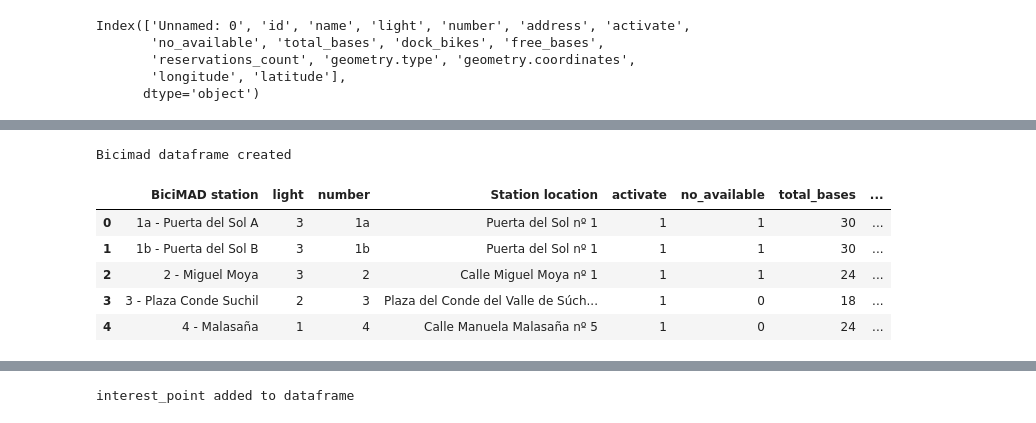
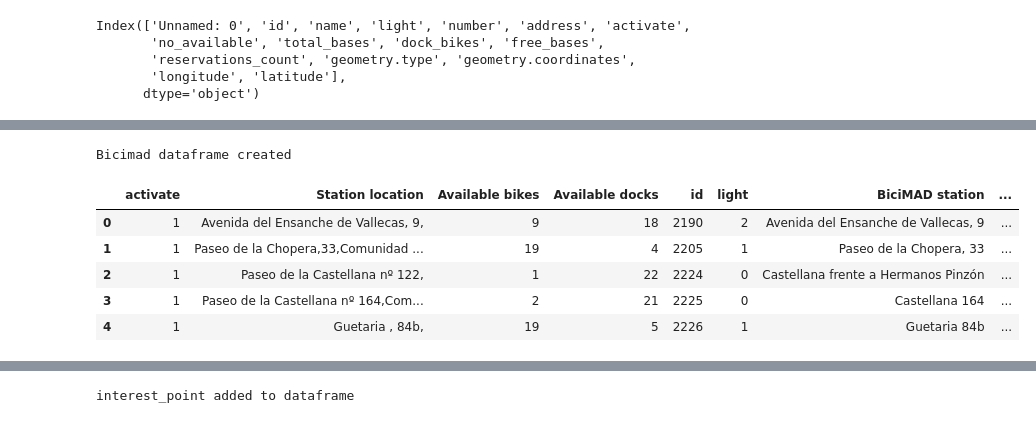
Before and after one commit to Rodrigo-Coloma/ih_datamadpt0923_project_m1, a Jupyter notebook: notebooks/dev_notebook_.ipynb, the cells around one changed output, grey strips where cells are left out. Cells and saved outputs as stored; diff of their text form; code cells hidden in the pictures.

```diff
--- a/notebooks/dev_notebook_.ipynb
+++ b/notebooks/dev_notebook_.ipynb
@@ -114,7 +114,7 @@ Index(['Unnamed: 0', 'id', 'name', 'light', 'number', 'address', 'activate',
        'longitude', 'latitude'],
       dtype='object')
 # %%
-def bicimad(path):
+def bicimad2(path):
     df = pd.read_csv(path, sep='\t')
     df = df.reset_index(drop=True).loc[:,'name':]
     df.columns = ['BiciMAD station', 'light', 'number', 'Station location', 'activate','no_available', 'total_bases', 'Available bikes', 'Available docks', 'reservations_count', 'geometry.type', 'geometry.coordinates']
@@ -124,11 +135,27 @@ def bicimad(path):
+# %%
+def bicimad():
+    login_url = 'https://openapi.emtmadrid.es/v1/mobilitylabs/user/login/'
+    login_headers = {'email': emt_email, 'password': emt_password}
+    login_response = requests.get(login_url,headers=login_headers)
+    token = login_response.json()['data'][0]['accessToken']
+    bicimad_headers = {'accessToken': token}
+    bicimad_url = 'https://openapi.emtmadrid.es/v1/transport/bicimad/stations/'
+    bicimad_response = requests.get(bicimad_url, headers=bicimad_headers)
+    df = pd.json_normalize(bicimad_response.json()['data'])
+    df.columns = ['activate', 'Station location', 'Available bikes', 'Available docks', 'id', 'light','BiciMAD station', 'no_available', 'number', 'reservations_count', 'total_bases', 'virtualDelete', 'geofenced_capacity', 'geometry.type', 'geometry.coordinates']
+    df['longitude'] = df['geometry.coordinates'].apply(lambda x: x[0]).astype('float64')
+    df['latitude'] = df['geometry.coordinates'].apply(lambda x: x[1]).astype('float64')
+    df['BiciMAD station'] = [station.split('- ')[-1] for station in df['BiciMAD station']]
+    print('Bicimad dataframe created')
+    return df
 # %%
-bicimad_df = bicimad('../data/origin/bicimad_stations.csv')
+bicimad_df = bicimad()
 bicimad_df.head()
 # %% [output]
 Bicimad dataframe created
-|  | BiciMAD station | light | number | Station location | activate | no_available | total_bases | ... |
-| 0 | 1a - Puerta del Sol A | 3 | 1a | Puerta del Sol nº 1 | 1 | 1 | 30 | ... |
-| 1 | 1b - Puerta del Sol B | 3 | 1b | Puerta del Sol nº 1 | 1 | 1 | 30 | ... |
-| 2 | 2 - Miguel Moya | 3 | 2 | Calle Miguel Moya nº 1 | 1 | 1 | 24 | ... |
-| 3 | 3 - Plaza Conde Suchil | 2 | 3 | Plaza del Conde del Valle de Súch... | 1 | 0 | 18 | ... |
-| 4 | 4 - Malasaña | 1 | 4 | Calle Manuela Malasaña nº 5 | 1 | 0 | 24 | ... |
+|  | activate | Station location | Available bikes | Available docks | id | light | BiciMAD station | ... |
+| 0 | 1 | Avenida del Ensanche de Vallecas, 9, | 9 | 18 | 2190 | 2 | Avenida del Ensanche de Vallecas, 9 | ... |
+| 1 | 1 | Paseo de la Chopera,33,Comunidad ... | 19 | 4 | 2205 | 1 | Paseo de la Chopera, 33 | ... |
+| 2 | 1 | Paseo de la Castellana nº 122, | 1 | 22 | 2224 | 0 | Castellana frente a Hermanos Pinzón | ... |
+| 3 | 1 | Paseo de la Castellana nº 164,Com... | 2 | 21 | 2225 | 0 | Castellana 164 | ... |
+| 4 | 1 | Guetaria , 84b, | 19 | 5 | 2226 | 1 | Guetaria 84b | ... |
```
Also changed, not shown: parts of 32 cells of this notebook, 22 other files.
